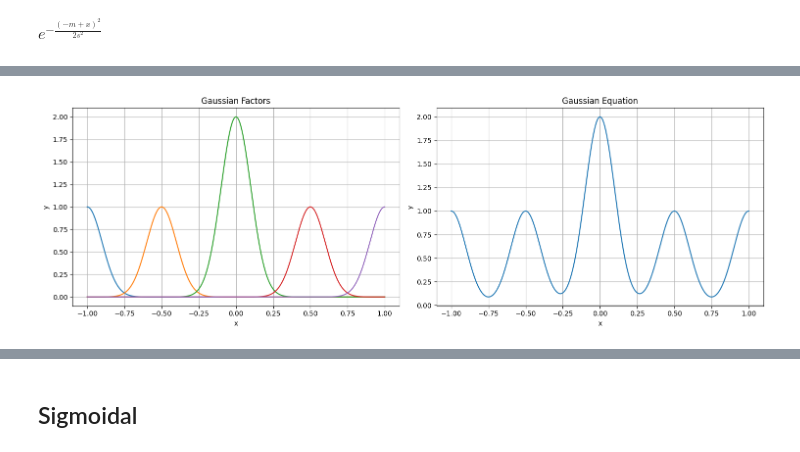
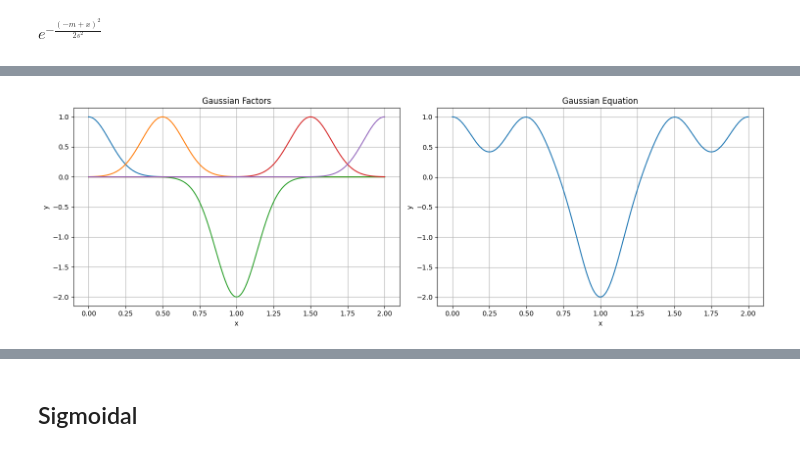
Before and after one commit to dayan3847/machine_learning, a Jupyter notebook: 2_1_gaussian_sigmoidal_basis_functions/basic_function_analysis.ipynb, the cells around one changed output, grey strips where cells are left out. Cells and saved outputs as stored; diff of their text form; code cells hidden in the pictures.

```diff
--- a/2_1_gaussian_sigmoidal_basis_functions/basic_function_analysis.ipynb
+++ b/2_1_gaussian_sigmoidal_basis_functions/basic_function_analysis.ipynb
@@ -130,0 +132,3 @@ $\displaystyle e^{- \frac{\left(- m + x\right)^{2}}{2 s^{2}}}$
+# %%
+f_step: float = (config[1] - config[0]) / config[2]
+'Factor Step: {}'.format(f_step)
@@ -131,5 +137,5 @@ $\displaystyle e^{- \frac{\left(- m + x\right)^{2}}{2 s^{2}}}$
 # %%
 # Mean list
-m_list: np.array = np.linspace(-1, 1, count)
+m_list: np.array = np.linspace(*config)
 m_list
 # %% [output]
@@ -137,5 +143,5 @@ array([-1. , -0.5,  0. ,  0.5,  1. ])
 # %%
 # Standard deviation list
-s_list: np.array = np.full(count, 0.1)
-s_list
+s2: float = 5e-2 * f_step
+s2
 # %% [output]
@@ -144,11 +150,11 @@ array([0.1, 0.1, 0.1, 0.1, 0.1])
 # Plot
 def plot_gaussian(w_list_):
     fig, ax = plt.subplots(nrows=1, ncols=2, figsize=(15, 5))
-    x_plot: np.array = np.linspace(-1, 1, 1000)
+    x_plot: np.array = np.linspace(config[0], config[1], 1000)
 
     y_plot_e: np.array = np.full(len(x_plot), .0)
-    for w, m, s in zip(w_list_, m_list, s_list):
-        y_plot_f: np.array = w * np.exp(-1 * ((x_plot - m) ** 2) / (2 * (s ** 2)))
+    for w, m in zip(w_list_, m_list):
+        y_plot_f: np.array = w * np.exp(-.5 * ((x_plot - m) ** 2) / s2)
         ax[0].plot(x_plot, y_plot_f)
         y_plot_e = y_plot_e + y_plot_f
 
@@ -171,8 +177,9 @@ plot_gaussian(w_list)
 # %%
-w_list[int(count / 2)] = 2
+w_list[2] = -2
+# w_list[3] = 2
 plot_gaussian(w_list)
 # %% [output]
-[figure, old version]
+[figure, new version]
 # %%
 w_list = np.random.rand(count) - .5
 plot_gaussian(w_list)
```
Also changed, not shown: parts of 9 cells of this notebook, 21 other files.
